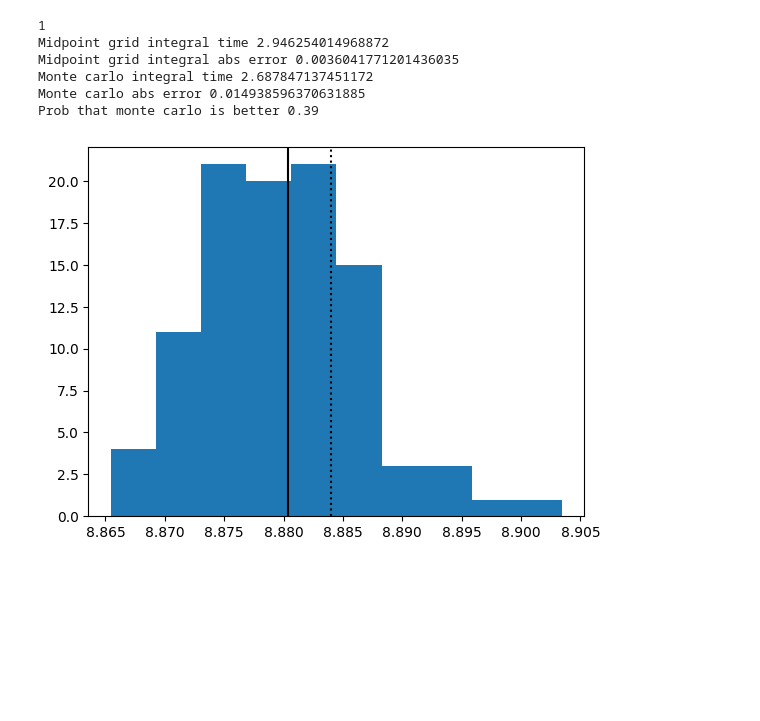
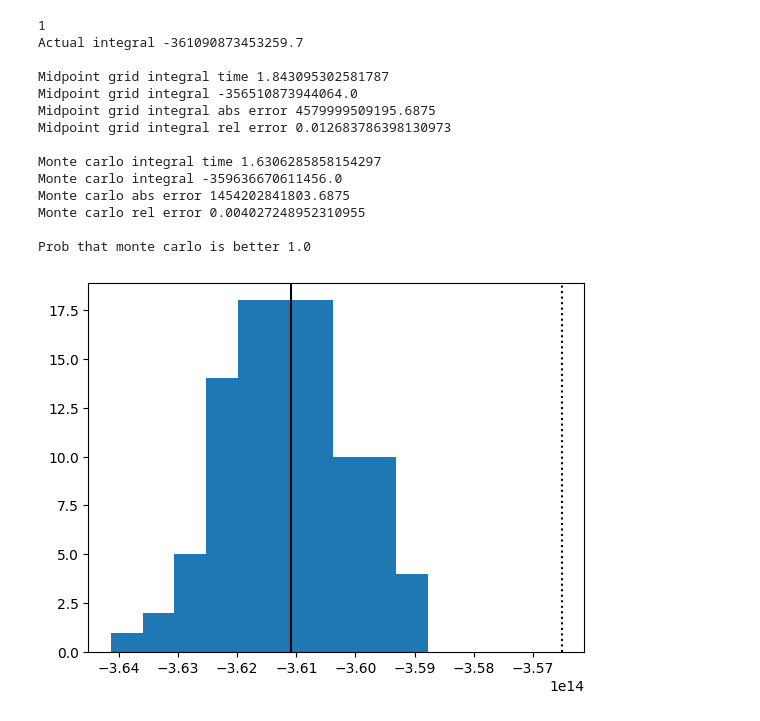
Before and after one commit to ShouvikGhosh2048/monte-carlo, a Jupyter notebook: monte-carlo.ipynb, the cells around one changed output. Cells and saved outputs as stored; diff of their text form; code cells hidden in the pictures; blank space fills up the shorter version.

Commit message:
Set the experiment parameters as constants and try a larger region

```diff
--- a/monte-carlo.ipynb
+++ b/monte-carlo.ipynb
@@ -6,59 +6,83 @@ import matplotlib.pyplot as plt
 from monte_carlo import single_variable_polynomial, polynomial_grid_midpoint_integral, polynomial_monte_carlo_integral, polynomial_integral
 import random
 
-x0 = single_variable_polynomial(0)
-x1 = single_variable_polynomial(1)
-x2 = single_variable_polynomial(2)
-x3 = single_variable_polynomial(3)
-x4 = single_variable_polynomial(4)
+NUMBER_OF_VARIABLES = 5
+MAX_DEGREE = 2
+MAX_COEFFICIENT = 10
+REGION = [(-10, 10)] * NUMBER_OF_VARIABLES
+GRID_N = 20
+NUMBER_OF_MONTE_CARLO_INTEGRALS = 100
 
+variables = [single_variable_polynomial(i) for i in range(NUMBER_OF_VARIABLES)]
 for i in range(5):
     print(i + 1)
     polynomial = 0
-    for i in range(3):
-        for j in range(3):
-            for k in range(3):
-                for l in range(3):
-                    for m in range(3):
-                        coefficient = 20 * random.random() - 10
-                        polynomial += coefficient * x0 ** i * x1 ** j * x2 ** k * x3 ** l * x4 ** m
-    region = [(0, 1), (0, 1), (0, 1), (0, 1), (0, 1)]
+    degrees = [0] * NUMBER_OF_VARIABLES
+    terms_left = True
+    while terms_left:
+        term = (2 * random.random() - 1) * MAX_COEFFICIENT
+        for i in range(NUMBER_OF_VARIABLES):
+            term *= variables[i] ** degrees[i]
+        polynomial += term
 
-    grid_n = 20
-    monte_carlo_n = grid_n ** len(region)
+        terms_left = False
+        for i in range(NUMBER_OF_VARIABLES-1, -1, -1):
+            if degrees[i] < MAX_DEGREE:
+                degrees[i] += 1
+                terms_left = True
+                break
+            else:
+                degrees[i] = 0
 
-    actual_integral = polynomial_integral(polynomial, region)
+    monte_carlo_n = GRID_N ** len(REGION)
+
+    actual_integral = polynomial_integral(polynomial, REGION)
+    print('Actual integral', actual_integral)
+    print()
 
     start = time.time()
-    grid_midpoint_estimate = polynomial_grid_midpoint_integral(polynomial, region, grid_n)
+    grid_midpoint_estimate = polynomial_grid_midpoint_integral(polynomial, REGION, GRID_N)
     print('Midpoint grid integral time', time.time() - start)
+    print('Midpoint grid integral', grid_midpoint_estimate)
     print('Midpoint grid integral abs error', abs(grid_midpoint_estimate - actual_integral))
+    print('Midpoint grid integral rel error', abs((grid_midpoint_estimate - actual_integral) / actual_integral))
+    print()
 
     start = time.time()
-    monte_carlo_estimate = polynomial_monte_carlo_integral(polynomial, region, monte_carlo_n)
+    monte_carlo_estimate = polynomial_monte_carlo_integral(polynomial, REGION, monte_carlo_n)
     print('Monte carlo integral time', time.time() - start)
+    print('Monte carlo integral', monte_carlo_estimate)
     print('Monte carlo abs error', abs(monte_carlo_estimate - actual_integral))
+    print('Monte carlo rel error', abs((monte_carlo_estimate - actual_integral) / actual_integral))
+    print()
 
-    N = 100
     monte_better_count = 0
     monte_carlo_integrals = []
-    for c in range(N):
-        monte_carlo_estimate = polynomial_monte_carlo_integral(polynomial, region, monte_carlo_n)
+    for c in range(NUMBER_OF_MONTE_CARLO_INTEGRALS):
+        monte_carlo_estimate = polynomial_monte_carlo_integral(polynomial, REGION, monte_carlo_n)
         monte_carlo_integrals.append(monte_carlo_estimate)
         if abs(monte_carlo_estimate - actual_integral) < abs(grid_midpoint_estimate - actual_integral):
             monte_better_count += 1
-    print('Prob that monte carlo is better', monte_better_count / N)
+    print('Prob that monte carlo is better', monte_better_count / NUMBER_OF_MONTE_CARLO_INTEGRALS)
 
     plt.hist(monte_carlo_integrals)
     plt.axvline(x = actual_integral, color = "black")
     plt.axvline(x = grid_midpoint_estimate, color = "black", linestyle=":")
     plt.show()
 # %% [output]
 1
-Midpoint grid integral time 2.946254014968872
-Midpoint grid integral abs error 0.0036041771201436035
-Monte carlo integral time 2.687847137451172
-Monte carlo abs error 0.014938596370631885
-Prob that monte carlo is better 0.39
+Actual integral -361090873453259.7
+
+Midpoint grid integral time 1.843095302581787
+Midpoint grid integral -356510873944064.0
+Midpoint grid integral abs error 4579999509195.6875
+Midpoint grid integral rel error 0.012683786398130973
+
+Monte carlo integral time 1.6306285858154297
+Monte carlo integral -359636670611456.0
+Monte carlo abs error 1454202841803.6875
+Monte carlo rel error 0.004027248952310955
+
+Prob that monte carlo is better 1.0
-[figure, old version]
+[figure, new version]
 2
```
Also changed, not shown: parts of 1 cell of this notebook.
